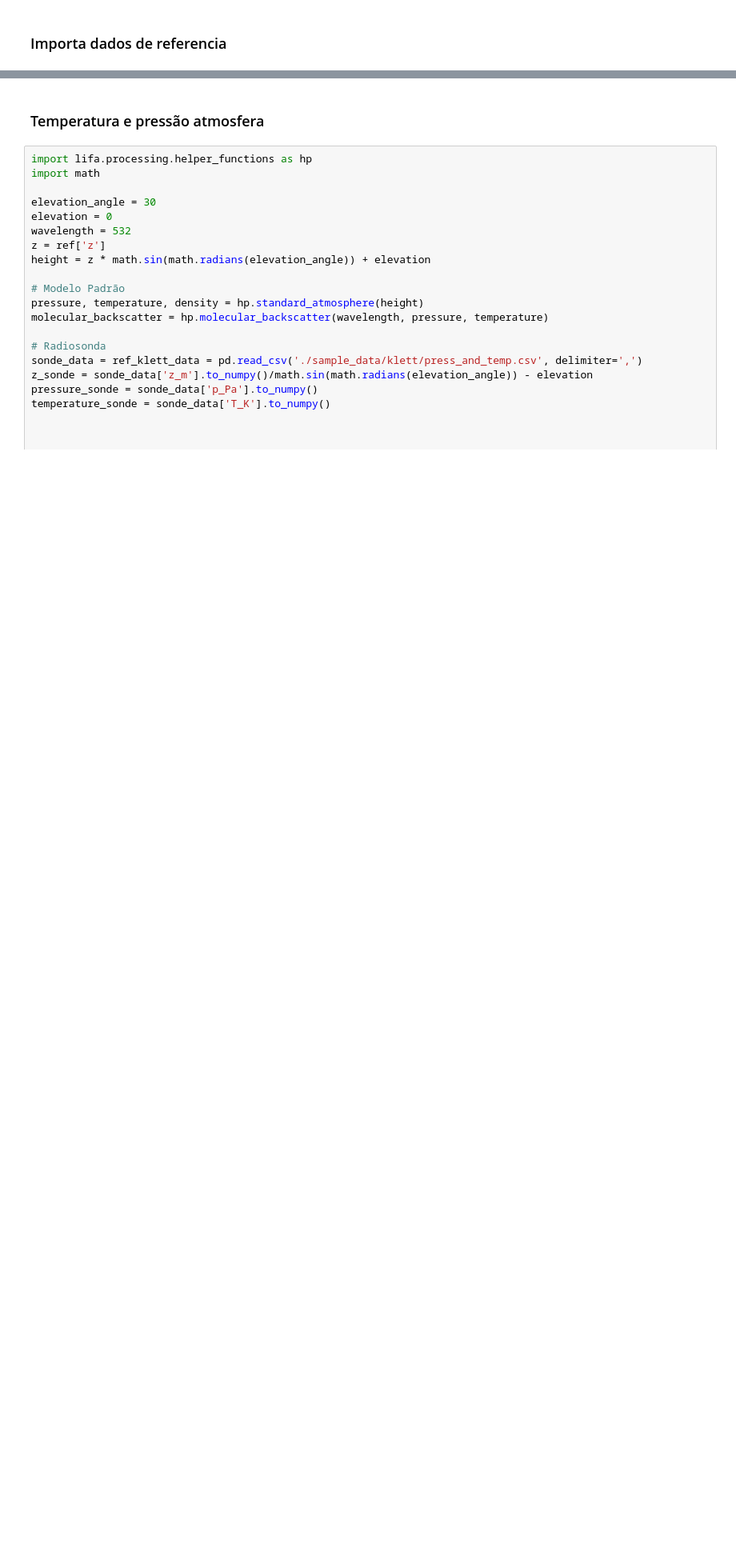
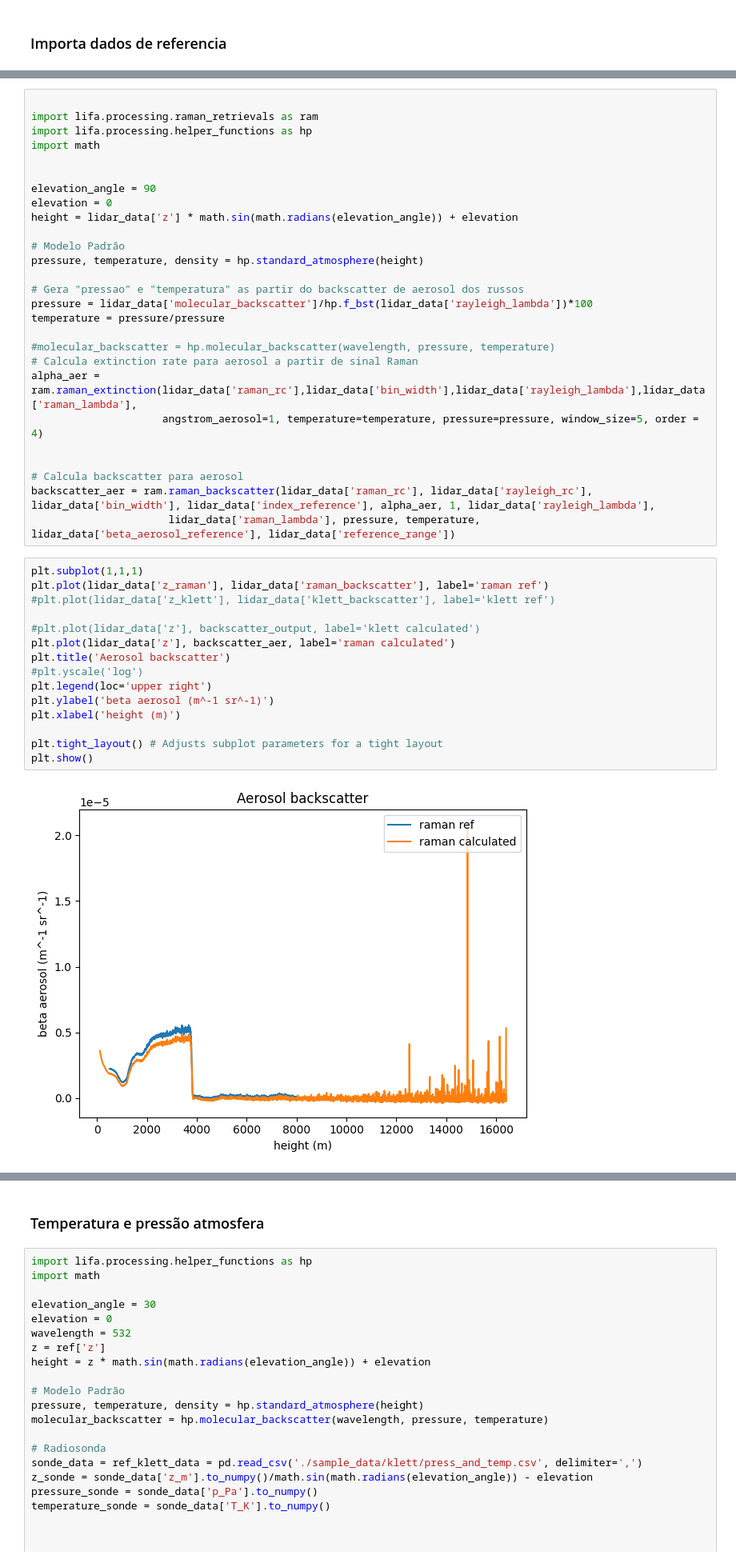
Before and after one commit to JairoRotava/lifa, a Jupyter notebook: notebooks/klett processing.ipynb, the cells around one changed output, grey strips where cells are left out. Shown at 80% size. Saved outputs shown, nothing was run; the diff lists cells and outputs as text; blank space fills up the shorter version.

```diff
--- a/notebooks/klett processing.ipynb
+++ b/notebooks/klett processing.ipynb
@@ -50,0 +186,44 @@ rus_data
+# %%
+
+import lifa.processing.raman_retrievals as ram
+import lifa.processing.helper_functions as hp
+import math
+
+
+elevation_angle = 90
+elevation = 0
+height = lidar_data['z'] * math.sin(math.radians(elevation_angle)) + elevation
+
+# Modelo Padrão
+pressure, temperature, density = hp.standard_atmosphere(height)
+
+# Gera "pressao" e "temperatura" as partir do backscatter de aerosol dos russos
+pressure = lidar_data['molecular_backscatter']/hp.f_bst(lidar_data['rayleigh_lambda'])*100
+temperature = pressure/pressure
+
+#molecular_backscatter = hp.molecular_backscatter(wavelength, pressure, temperature)
+# Calcula extinction rate para aerosol a partir de sinal Raman
+alpha_aer = ram.raman_extinction(lidar_data['raman_rc'],lidar_data['bin_width'],lidar_data['rayleigh_lambda'],lidar_data['raman_lambda'],
+                     angstrom_aerosol=1, temperature=temperature, pressure=pressure, window_size=5, order = 4)
+
+
+# Calcula backscatter para aerosol
+backscatter_aer = ram.raman_backscatter(lidar_data['raman_rc'], lidar_data['rayleigh_rc'], lidar_data['bin_width'], lidar_data['index_reference'], alpha_aer, 1, lidar_data['rayleigh_lambda'],
+                      lidar_data['raman_lambda'], pressure, temperature, lidar_data['beta_aerosol_reference'], lidar_data['reference_range'])
+# %%
+plt.subplot(1,1,1)
+plt.plot(lidar_data['z_raman'], lidar_data['raman_backscatter'], label='raman ref')
+#plt.plot(lidar_data['z_klett'], lidar_data['klett_backscatter'], label='klett ref')
+
+#plt.plot(lidar_data['z'], backscatter_output, label='klett calculated')
+plt.plot(lidar_data['z'], backscatter_aer, label='raman calculated')
+plt.title('Aerosol backscatter')
+#plt.yscale('log')
+plt.legend(loc='upper right')
+plt.ylabel('beta aerosol (m^-1 sr^-1)')
+plt.xlabel('height (m)')
+
+plt.tight_layout() # Adjusts subplot parameters for a tight layout
+plt.show()
+# %% [output]
+[figure, added]
```
Also changed, not shown: parts of 22 cells of this notebook, 1 other file.
